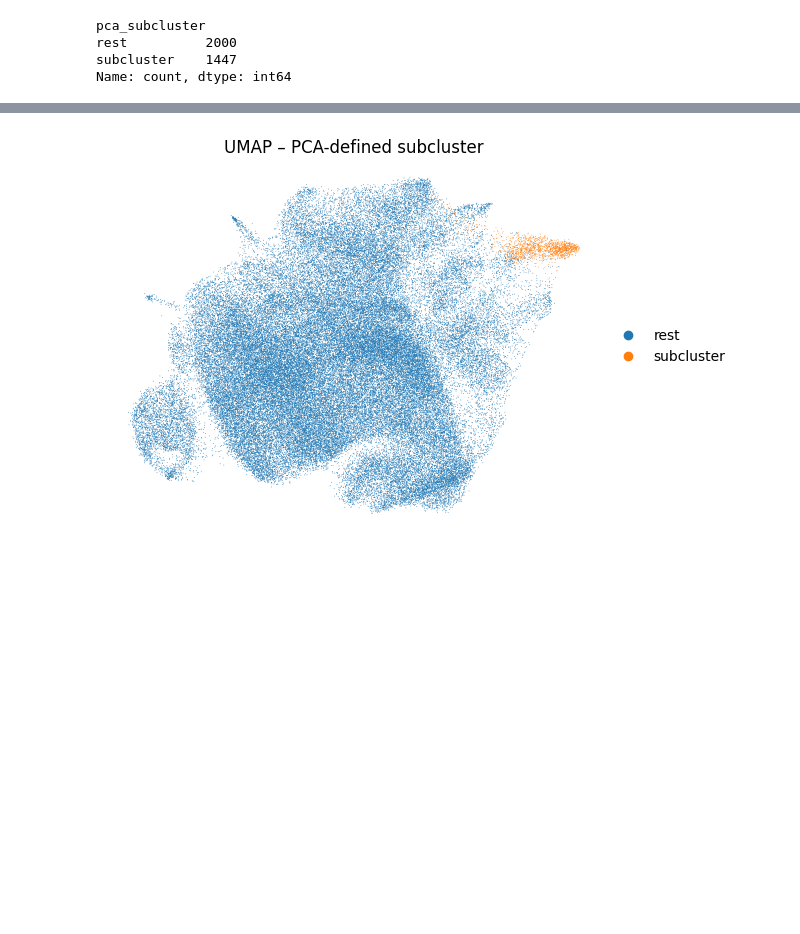
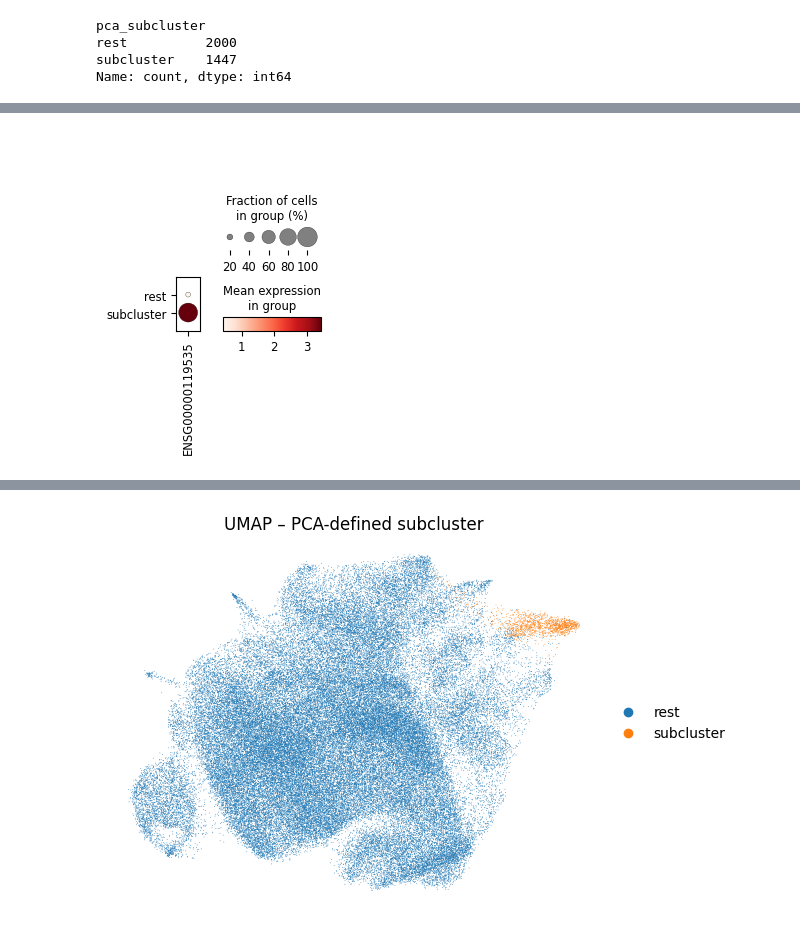
Before and after one commit to Torben4/amlg, a Jupyter notebook: src/projects/scrnaseq_project/scrnaseq_project.ipynb, the cells around one changed output, grey strips where cells are left out. Cells and saved outputs as stored; diff of their text form; code cells hidden in the pictures; blank space fills up the shorter version.

```diff
--- a/src/projects/scrnaseq_project/scrnaseq_project.ipynb
+++ b/src/projects/scrnaseq_project/scrnaseq_project.ipynb
@@ -570,3 +467,12 @@ sc.pl.heatmap(
+# %%
+sc.pl.dotplot(
+    adata_pert,
+    var_names=["ENSG00000119535"],
+    groupby="pca_subcluster",
+    standard_scale=None
+)
+# %% [output]
+[figure, added]
 # %%
 import scanpy as sc
 
```
Also changed, not shown: parts of 11 cells of this notebook.
